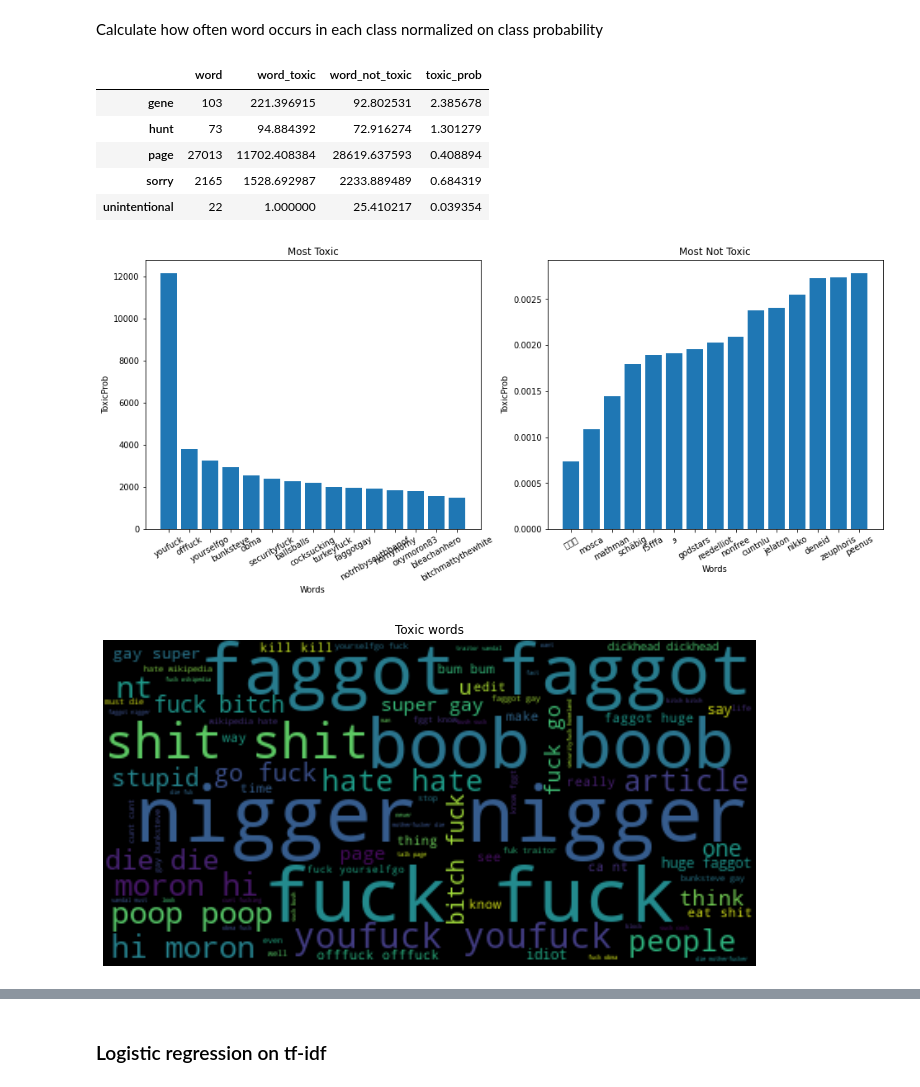
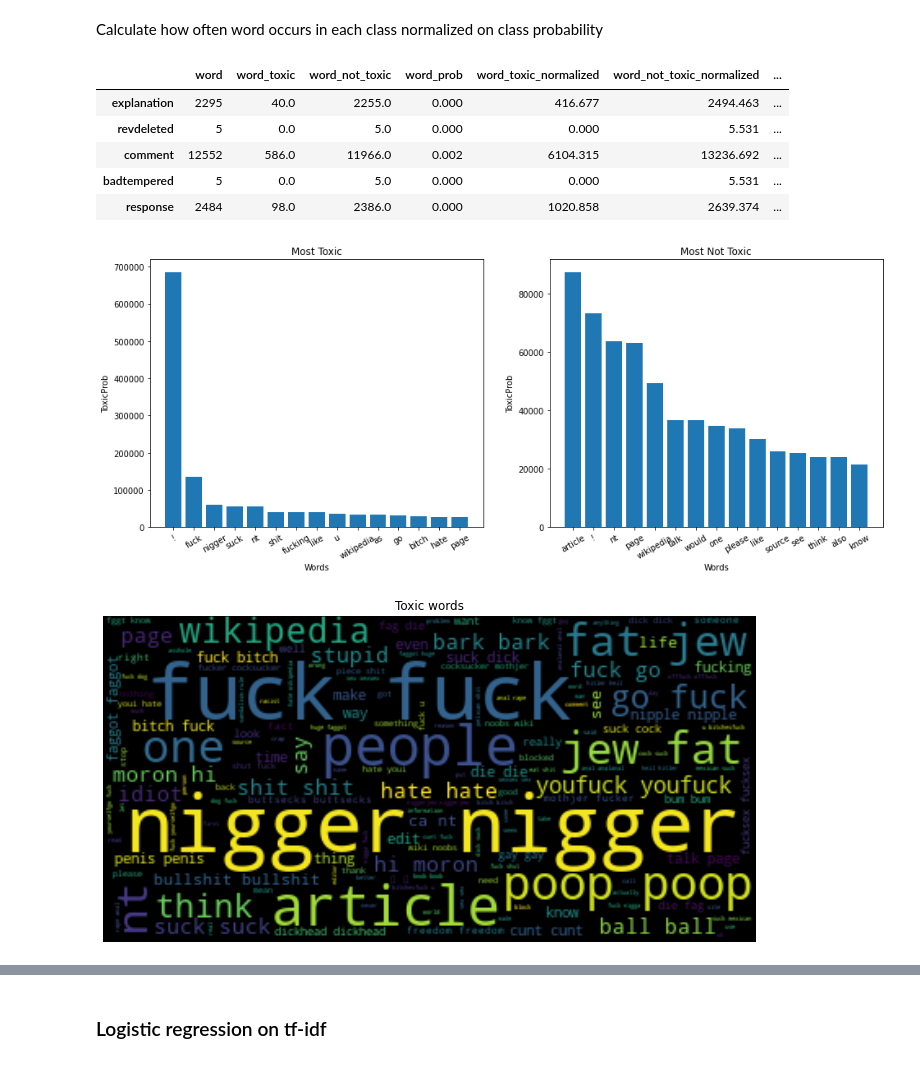
Before and after one commit to MaksimKrug/HSENLP, a Jupyter notebook: Classification.ipynb, the cells around one changed output, grey strips where cells are left out. Drawn from its saved outputs; the diff is of its cells as text; code cells hidden in the pictures.

```diff
--- a/Classification.ipynb
+++ b/Classification.ipynb
@@ -17,7 +17,7 @@ from tqdm import tqdm
 gdd.download_file_from_google_drive(file_id='1cjIH-BVLLAi_0qfx2E7DtJjl6G4opQla',
                                     dest_path='./data/data.csv')
 # %%
-# read file (100'000 examples for faster computing)
-df = pd.read_csv('./data/data.csv')[['comment_text', 'toxic']].sample(100000, random_state=42)
+# read file
+df = pd.read_csv('./data/data.csv')[['comment_text', 'toxic']]
 df.shape
 # %% [output]
@@ -159,38 +160,49 @@ words_not_toxic = [w for sent in sentences_not_toxic for w in sent]
 # %%
 # calculate probas: add 1 to each word for toxic and not toxic because we need fill nans by 1 (something like Laplace smoothing)
 class_freq = y_train.value_counts(normalize=True).to_dict()
+# count words
 df_words = pd.DataFrame(dict(Counter(words)), index=['word']).T
-df_toxic_words = (pd.DataFrame(dict(Counter(words_toxic)), index=['word_toxic']).T + 1) / class_freq[1]
-df_not_toxic_words = (pd.DataFrame(dict(Counter(words_not_toxic)), index=['word_not_toxic']).T + 1) / class_freq[0]
-freq_df = pd.concat([df_words, df_toxic_words, df_not_toxic_words], axis=1).fillna(1)
-freq_df['toxic_prob'] = freq_df['word_toxic'] / freq_df['word_not_toxic']
-freq_df.head()
+df_toxic_words = (pd.DataFrame(dict(Counter(words_toxic)), index=['word_toxic']).T)
+df_not_toxic_words = (pd.DataFrame(dict(Counter(words_not_toxic)), index=['word_not_toxic']).T)
+# concat
+freq_df = pd.concat([df_words, df_toxic_words, df_not_toxic_words], axis=1)
+assert all(freq_df['word'] == (freq_df['word_toxic'].fillna(0) + freq_df['word_not_toxic'].fillna(0))), "Numer of words are not equal"
+# fill nans
+freq_df.fillna(1e-8, inplace=True)
+# normalize
+freq_df['word_prob'] = freq_df['word'] / freq_df['word'].sum()
+freq_df['word_toxic_normalized'] = (freq_df['word_toxic'] / class_freq[1])
+freq_df['word_not_toxic_normalized'] = (freq_df['word_not_toxic'] / class_freq[0])
+# probs calculation
+freq_df['toxic_prob'] = freq_df['word_toxic_normalized'] / (freq_df['word'])
+freq_df['not_toxic_prob'] = freq_df['word_not_toxic_normalized'] / (freq_df['word'])
+freq_df.round(3).head()
 # %% [output]
-|  | word | word_toxic | word_not_toxic | toxic_prob |
-| gene | 103 | 221.396915 | 92.802531 | 2.385678 |
-| hunt | 73 | 94.884392 | 72.916274 | 1.301279 |
-| page | 27013 | 11702.408384 | 28619.637593 | 0.408894 |
-| sorry | 2165 | 1528.692987 | 2233.889489 | 0.684319 |
-| unintentional | 22 | 1.000000 | 25.410217 | 0.039354 |
+|  | word | word_toxic | word_not_toxic | word_prob | word_toxic_normalized | word_not_toxic_normalized | ... |
+| explanation | 2295 | 40.0 | 2255.0 | 0.000 | 416.677 | 2494.463 | ... |
+| revdeleted | 5 | 0.0 | 5.0 | 0.000 | 0.000 | 5.531 | ... |
+| comment | 12552 | 586.0 | 11966.0 | 0.002 | 6104.315 | 13236.692 | ... |
+| badtempered | 5 | 0.0 | 5.0 | 0.000 | 0.000 | 5.531 | ... |
+| response | 2484 | 98.0 | 2386.0 | 0.000 | 1020.858 | 2639.374 | ... |
 # %%
 # viz
-most_toxic = freq_df.sort_values("toxic_prob", ascending=False)[:15]
-most_not_toxic = freq_df.sort_values("toxic_prob", ascending=True)[:15]
+most_toxic = freq_df.sort_values("word_toxic_normalized", ascending=False)[:15]
+most_not_toxic = freq_df.sort_values("word_not_toxic_normalized", ascending=False)[:15]
 
 fig, ax = plt.subplots(1, 2, figsize=(16,6))
-ax[0].bar(most_toxic.index, most_toxic['toxic_prob'])
+ax[0].bar(most_toxic.index, most_toxic['word_toxic_normalized'])
 ax[0].tick_params(axis='x', rotation=30)
 ax[0].set_title("Most Toxic")
 ax[0].set_xlabel("Words")
 ax[0].set_ylabel("ToxicProb")
-ax[1].bar(most_not_toxic.index, most_not_toxic['toxic_prob'])
+ax[1].bar(most_not_toxic.index, most_not_toxic['word_not_toxic_normalized'])
 ax[1].tick_params(axis='x', rotation=30)
 ax[1].set_title("Most Not Toxic")
 ax[1].set_xlabel("Words")
 ax[1].set_ylabel("ToxicProb")
 plt.show()
 # %% [output]
-[figure, old version]
+[figure, new version]
 # %%
 # WordCloud Toxic
 wordcloud = WordCloud().generate(" ".join(words_toxic))
@@ -200,7 +212,7 @@ plt.title("Toxic words")
 plt.axis("off")
 plt.show()
 # %% [output]
-[figure, old version]
+[figure, new version]
 # %%
 # WordCloud NotToxic
 wordcloud = WordCloud().generate(" ".join(words_not_toxic))
```
Also changed, not shown: parts of 27 cells of this notebook, 13 other files.
